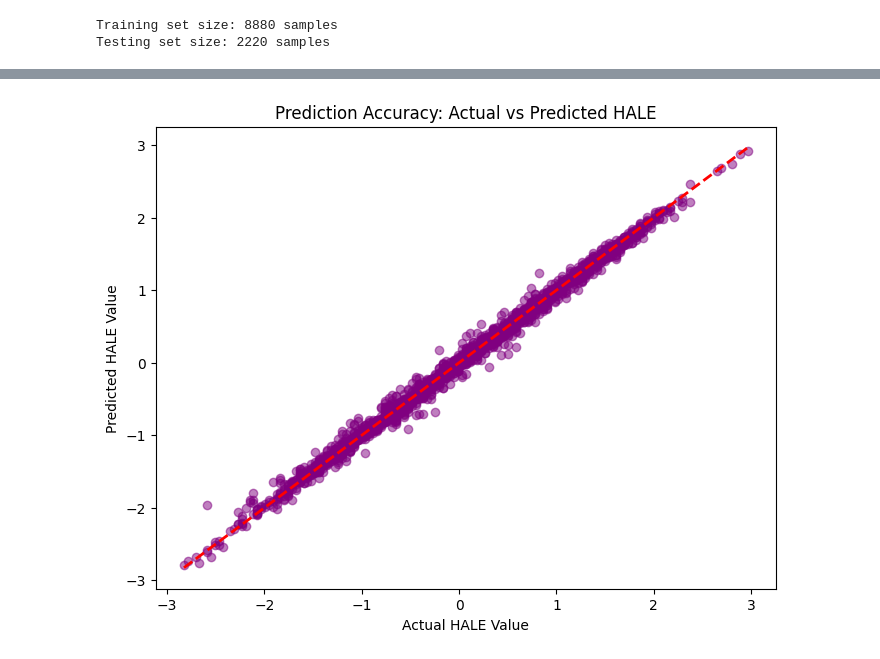
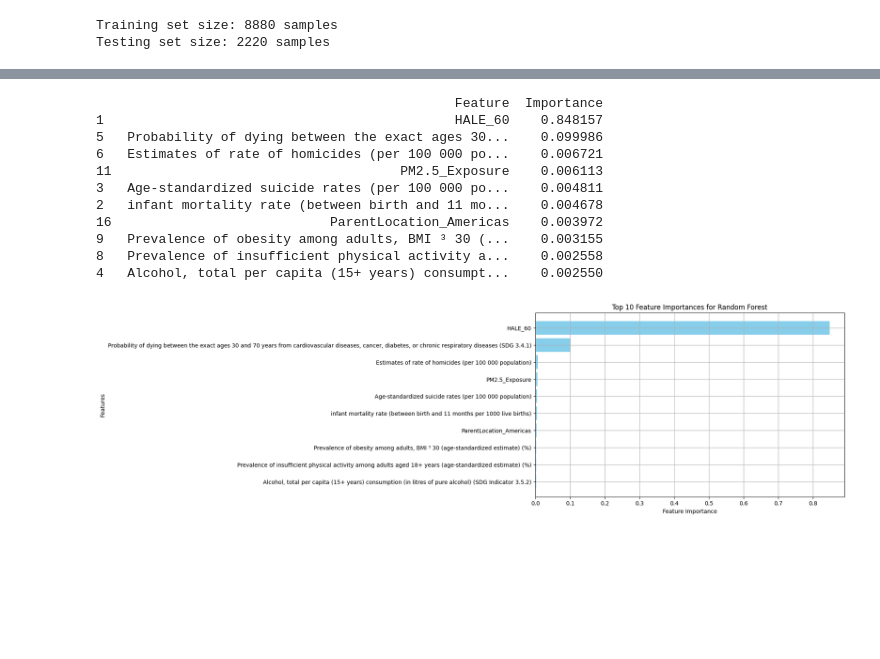
Before and after one commit to HALA-Prediction-466/HALE-prediction, a Jupyter notebook: code/model_training_and_evaluation.ipynb, the cells around one changed output, grey strips where cells are left out. Cells and saved outputs as stored; diff of their text form; code cells hidden in the pictures; blank space fills up the shorter version.

```diff
--- a/code/model_training_and_evaluation.ipynb
+++ b/code/model_training_and_evaluation.ipynb
@@ -48,9 +121,9 @@ Gradient Boosting - Training Complete.
 # %%
-results_df = pd.DataFrame(results).T
-print("\nModel Performance Comparison:")
-print(results_df)
-
-rf_model = models["Random Forest"]
-importances = rf_model.feature_importances_
-feature_names = X.columns
+plt.figure(figsize=(10, 6))
+model_comparison[['Train R²', 'Test R²']].plot(kind='barh', figsize=(10, 6), color=['skyblue', 'salmon'])
+plt.title("Model Comparison: Train and Test R-squared (R²) Scores")
+plt.xlabel("R² Score")
+plt.ylabel("Machine Learning Models")
+plt.grid(True)
+plt.show()
 # %% [output]
@@ -73,13 +144,35 @@ plt.show()
 # %%
-best_model = models["Random Forest"] # Assuming RF performs best
-y_pred = best_model.predict(X_test)
+# Calculate feature importance for Random Forest
+rf_feature_importance = rf_model.feature_importances_
 
-plt.figure(figsize=(8, 6))
-plt.scatter(y_test, y_pred, alpha=0.5, color='purple')
-plt.plot([y_test.min(), y_test.max()], [y_test.min(), y_test.max()], 'r--', lw=2)
-plt.xlabel('Actual HALE Value')
-plt.ylabel('Predicted HALE Value')
-plt.title('Prediction Accuracy: Actual vs Predicted HALE')
+# Create a DataFrame to display feature importance
+feature_importance_df = pd.DataFrame({
+    'Feature': X.columns,
+    'Importance': rf_feature_importance
+}).sort_values(by='Importance', ascending=False)
+
+# Display top 10 most important features
+print(feature_importance_df.head(10))
+
+# Plot feature importance
+plt.figure(figsize=(10, 6))
+plt.barh(feature_importance_df['Feature'][:10], feature_importance_df['Importance'][:10], color='skyblue')
+plt.title('Top 10 Feature Importances for Random Forest')
+plt.xlabel('Feature Importance')
+plt.ylabel('Features')
+plt.gca().invert_yaxis()
+plt.grid(True)
 plt.show()
 # %% [output]
+                                              Feature  Importance
+1                                             HALE_60    0.848157
+5   Probability of dying between the exact ages 30...    0.099986
+6   Estimates of rate of homicides (per 100 000 po...    0.006721
+11                                     PM2.5_Exposure    0.006113
+3   Age-standardized suicide rates (per 100 000 po...    0.004811
+2   infant mortality rate (between birth and 11 mo...    0.004678
+16                            ParentLocation_Americas    0.003972
+9   Prevalence of obesity among adults, BMI ³ 30 (...    0.003155
+8   Prevalence of insufficient physical activity a...    0.002558
+4   Alcohol, total per capita (15+ years) consumpt...    0.002550
-[figure, old version]
+[figure, new version]
```
Also changed, not shown: parts of 8 cells of this notebook.
